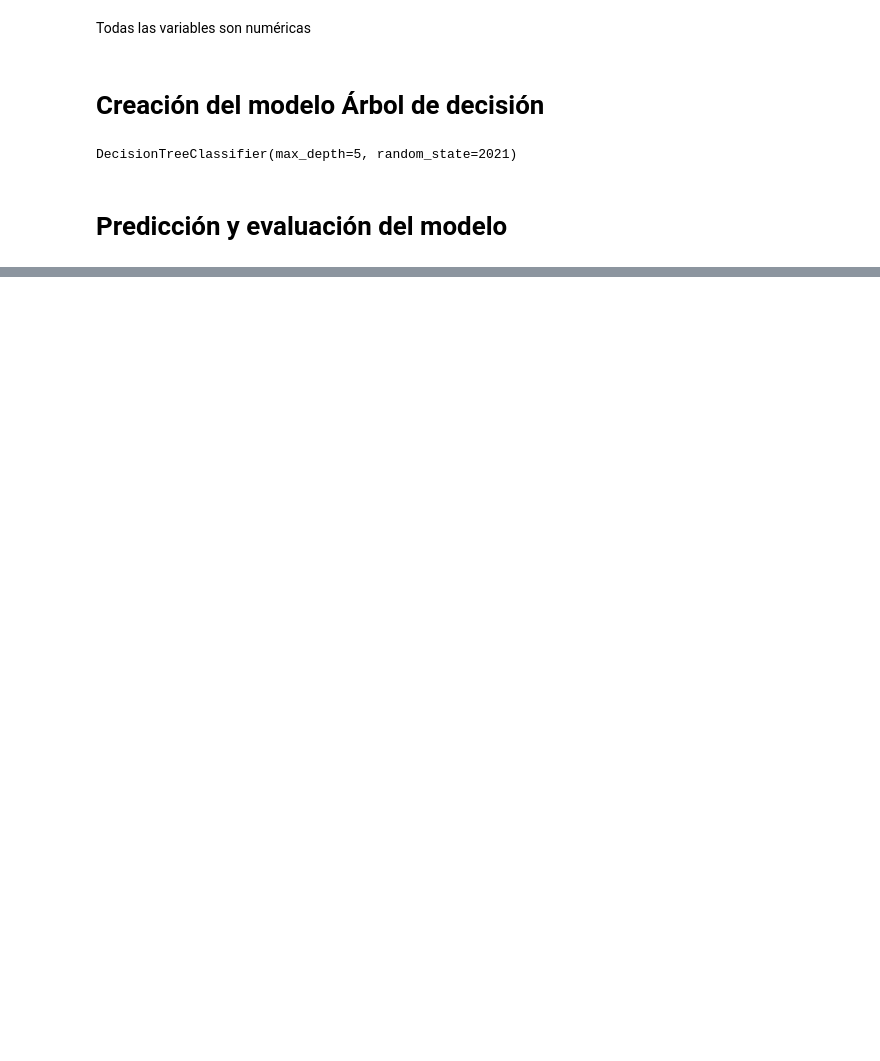
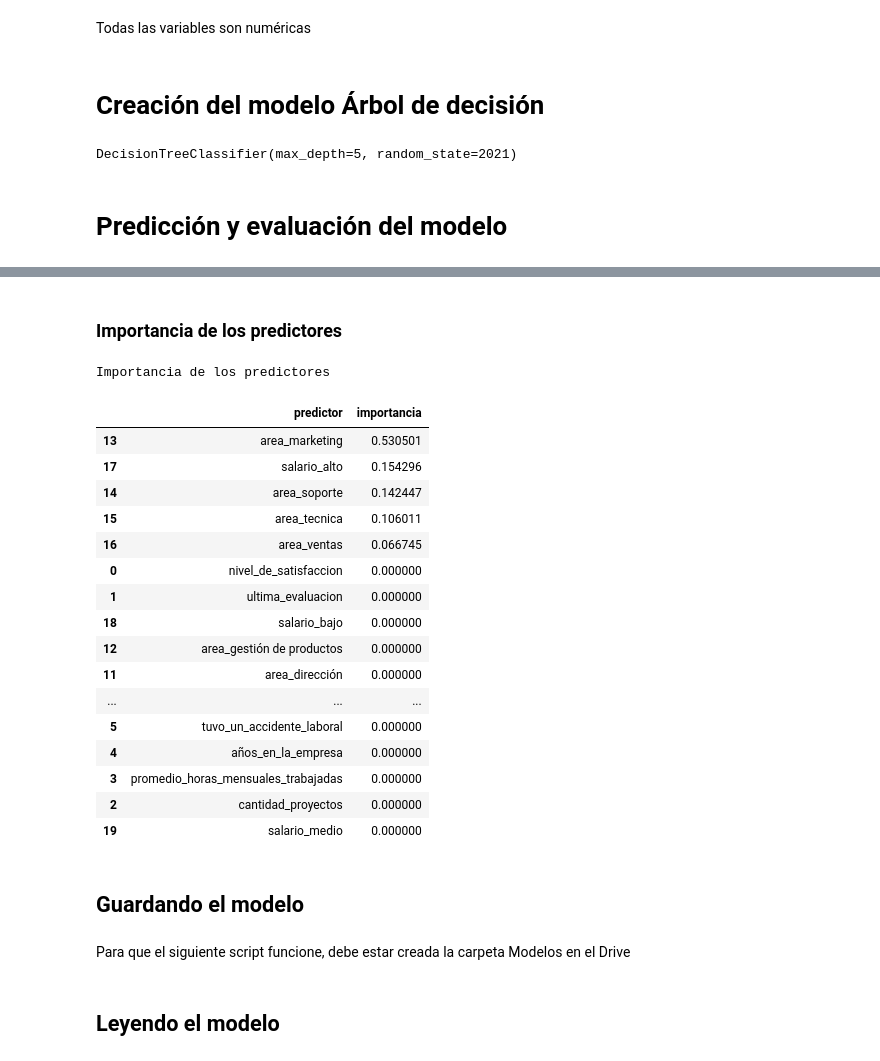
Before and after one commit to cristiandarioortegayubro/accenture, a Jupyter notebook: accenturedatascience01.ipynb, the cells around one changed output, grey strips where cells are left out. Cells and saved outputs as stored; diff of their text form; code cells hidden in the pictures; blank space fills up the shorter version.

```diff
--- a/accenturedatascience01.ipynb
+++ b/accenturedatascience01.ipynb
@@ -196,18 +202,20 @@ numericas = X_train.select_dtypes(include=['float64', 'int']).columns.to_list()
 # %% [markdown]
 ## Onehot para variables categoricas
 # %%
-preprocessor = ColumnTransformer(
-                    [('onehot', OneHotEncoder(handle_unknown='ignore'), categoricas)],
+preprocessor_train = ColumnTransformer(
+                    [('onehot', OneHotEncoder(handle_unknown='ignore'), categoricas_train)],
                     remainder='passthrough')
 # %%
-X_train_prep = preprocessor.fit_transform(X_train)
-X_test_prep  = preprocessor.transform(X_test)
+X_train_prep = preprocessor_train.fit_transform(X_train)
+X_test_prep = preprocessor_train.transform(X_test)
+df1_prep = preprocessor_train.transform(df1)
 # %%
-encoded_cat = preprocessor.named_transformers_['onehot'].get_feature_names_out(categoricas)
-labels = np.concatenate([numericas, encoded_cat])
+encoded_cat_train = preprocessor_train.named_transformers_['onehot'].get_feature_names_out(categoricas_train)
+labels_train = np.concatenate([numericas_train, encoded_cat_train])
 # %%
-X_train_prep = pd.DataFrame(X_train_prep, columns=labels)
-X_test_prep  = pd.DataFrame(X_test_prep, columns=labels)
+X_train_prep = pd.DataFrame(X_train_prep, columns=labels_train)
+X_test_prep = pd.DataFrame(X_test_prep, columns=labels_train)
+df1 = pd.DataFrame(df1_prep, columns=labels_train)
 X_train_prep.info()
 # %% [output]
 <class 'pandas.core.frame.DataFrame'>
@@ -277,0 +271,30 @@ weighted avg       0.98      0.98      0.98      1414
+# %% [markdown]
+### Importancia de los predictores
+# %%
+print("Importancia de los predictores")
+importancia_predictores = pd.DataFrame({"predictor": labels_train.tolist(),
+                                        "importancia": modelo.feature_importances_})
+importancia_predictores.sort_values("importancia", ascending=False)
+# %% [output]
+Importancia de los predictores
+|  | predictor | importancia |
+| 13 | area_marketing | 0.530501 |
+| 17 | salario_alto | 0.154296 |
+| 14 | area_soporte | 0.142447 |
+| 15 | area_tecnica | 0.106011 |
+| 16 | area_ventas | 0.066745 |
+| 0 | nivel_de_satisfaccion | 0.000000 |
+| 1 | ultima_evaluacion | 0.000000 |
+| 18 | salario_bajo | 0.000000 |
+| 12 | area_gestión de productos | 0.000000 |
+| 11 | area_dirección | 0.000000 |
+| ... | ... | ... |
+| 5 | tuvo_un_accidente_laboral | 0.000000 |
+| 4 | años_en_la_empresa | 0.000000 |
+| 3 | promedio_horas_mensuales_trabajadas | 0.000000 |
+| 2 | cantidad_proyectos | 0.000000 |
+| 19 | salario_medio | 0.000000 |
+# %% [markdown]
+## Guardando el modelo
+# %% [markdown]
+Para que el siguiente script funcione, debe estar creada la carpeta Modelos en el Drive
@@ -277,0 +306,2 @@ weighted avg       0.98      0.98      0.98      1414
+# %% [markdown]
+## Leyendo el modelo
```
Also changed, not shown: parts of 31 cells of this notebook.
